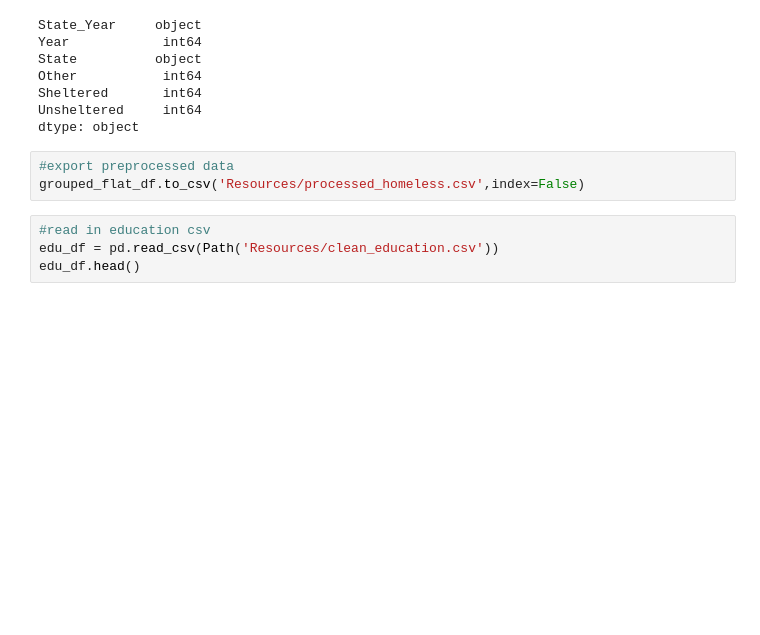
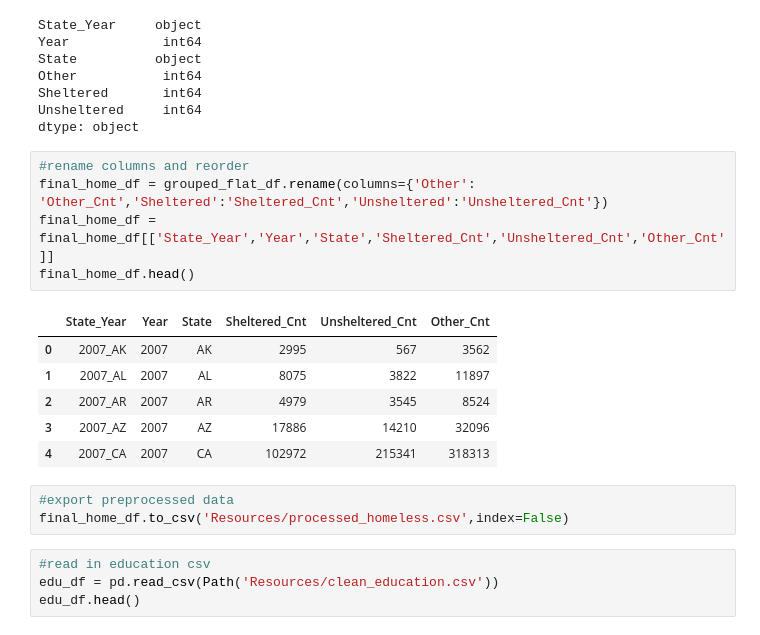
Before and after one commit to kimcheese33/final_project, a Jupyter notebook: Machine Learning/preprocess_data.ipynb, the cells around one changed output. Cells and saved outputs as stored; diff of their text form; blank space fills up the shorter version.

Commit message:
reordering columns

```diff
--- a/Machine Learning/preprocess_data.ipynb
+++ b/Machine Learning/preprocess_data.ipynb
@@ -183,9 +183,21 @@ Other           int64
 Sheltered       int64
 Unsheltered     int64
 dtype: object
+# %%
+#rename columns and reorder
+final_home_df = grouped_flat_df.rename(columns={'Other': 'Other_Cnt','Sheltered':'Sheltered_Cnt','Unsheltered':'Unsheltered_Cnt'})
+final_home_df = final_home_df[['State_Year','Year','State','Sheltered_Cnt','Unsheltered_Cnt','Other_Cnt']]
+final_home_df.head()
+# %% [output]
+|  | State_Year | Year | State | Sheltered_Cnt | Unsheltered_Cnt | Other_Cnt |
+| 0 | 2007_AK | 2007 | AK | 2995 | 567 | 3562 |
+| 1 | 2007_AL | 2007 | AL | 8075 | 3822 | 11897 |
+| 2 | 2007_AR | 2007 | AR | 4979 | 3545 | 8524 |
+| 3 | 2007_AZ | 2007 | AZ | 17886 | 14210 | 32096 |
+| 4 | 2007_CA | 2007 | CA | 102972 | 215341 | 318313 |
 # %%
 #export preprocessed data
-grouped_flat_df.to_csv('Resources/processed_homeless.csv',index=False)
+final_home_df.to_csv('Resources/processed_homeless.csv',index=False)
 # %%
 #read in education csv
 edu_df = pd.read_csv(Path('Resources/clean_education.csv'))
```
Also changed, not shown: parts of 1 cell of this notebook, 1 other file.
